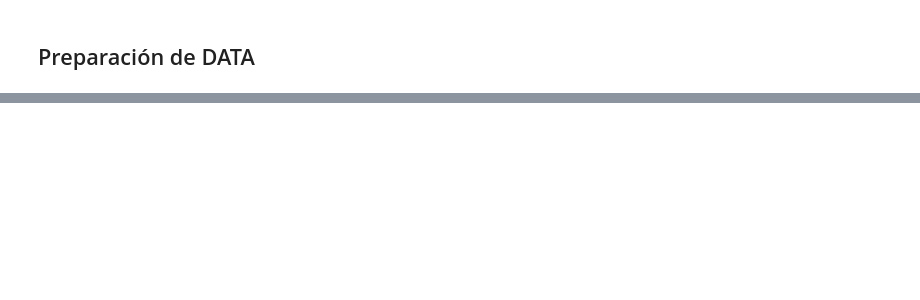
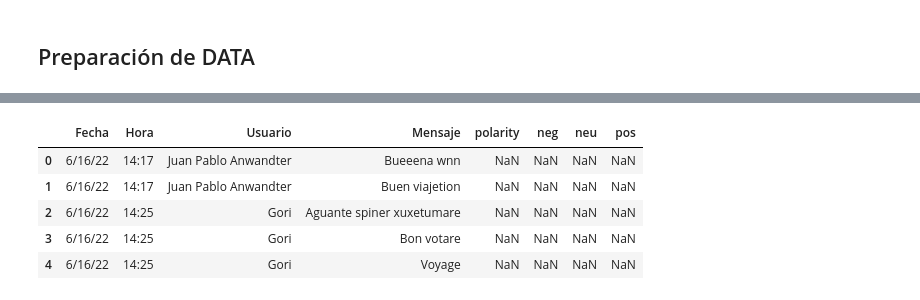
Before and after one commit to tlagosh/whatsapp_analyzer, a Jupyter notebook: 4 - SENTIMENT ANALYSIS.ipynb, the cells around one changed output, grey strips where cells are left out. Saved outputs shown, nothing was run; the diff lists cells and outputs as text; code cells hidden in the pictures; blank space fills up the shorter version.

```diff
--- a/4 - SENTIMENT ANALYSIS.ipynb
+++ b/4 - SENTIMENT ANALYSIS.ipynb
@@ -440,0 +111,33 @@ for text in texts:
+# %%
+# Funcion para procesar conversaciones de whatsapp y obtener un dataframe
+
+def whatsapp_to_df(path):
+
+    with open(path, 'r', encoding='utf-8') as f:
+        lines = f.readlines()
+
+    # Creamos un dataframe con las columnas que necesitamos
+    df = pd.DataFrame(columns=['Fecha', 'Hora', 'Usuario', 'Mensaje'])
+
+    # Los mensajes de whatsapp tienen un formato de fecha y hora, y luego el nombre del usuario y el mensaje
+    # Ejemplo: 9/11/22, 03:49 - Usuario: Mensaje
+
+    # Iteramos sobre las lineas del archivo
+    for line in tqdm.tqdm(lines):
+        # Separamos la linea en fecha, hora, usuario y mensaje
+        try:
+            datetime, usermsg = line.split(' - ')
+            date, time = datetime.split(', ')
+            user, msg = usermsg.split(': ')
+
+            # Eliminamos los saltos de linea del mensaje
+            msg = msg.replace('\n', '')
+
+            # Agregamos una nueva fila al dataframe
+            df.loc[len(df)] = [date, time, user, msg]
+
+        except:
+            # We found a line that doesn't follow the format, so we add it to the last message
+            df.loc[len(df)-1, 'Mensaje'] += line
+
+    return df
@@ -440,0 +161,9 @@ for text in texts:
+# %%
+df.head()
+# %% [output]
+|  | Fecha | Hora | Usuario | Mensaje | polarity | neg | neu | pos |
+| 0 | 6/16/22 | 14:17 | Juan Pablo Anwandter | Bueeena wnn | NaN | NaN | NaN | NaN |
+| 1 | 6/16/22 | 14:17 | Juan Pablo Anwandter | Buen viajetion | NaN | NaN | NaN | NaN |
+| 2 | 6/16/22 | 14:25 | Gori | Aguante spiner xuxetumare | NaN | NaN | NaN | NaN |
+| 3 | 6/16/22 | 14:25 | Gori | Bon votare | NaN | NaN | NaN | NaN |
+| 4 | 6/16/22 | 14:25 | Gori | Voyage | NaN | NaN | NaN | NaN |
```
Also changed, not shown: parts of 43 cells of this notebook, 3 other files.
